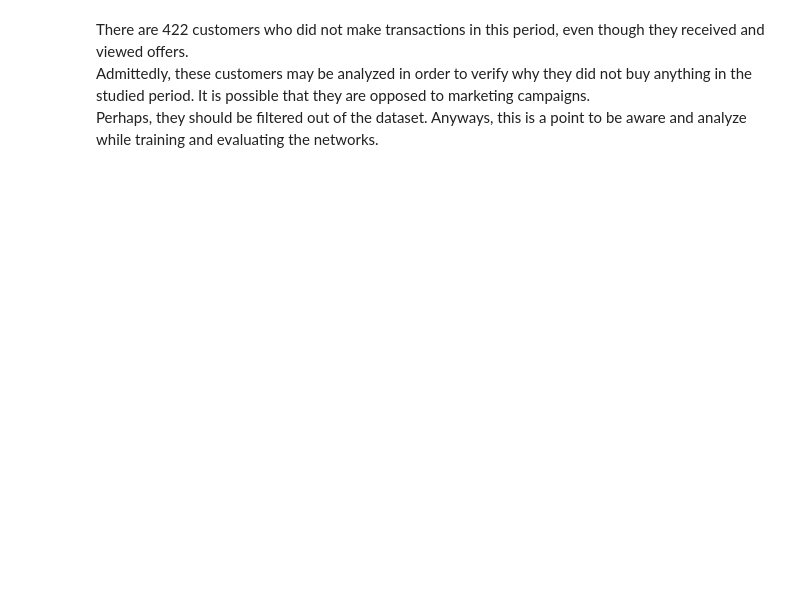
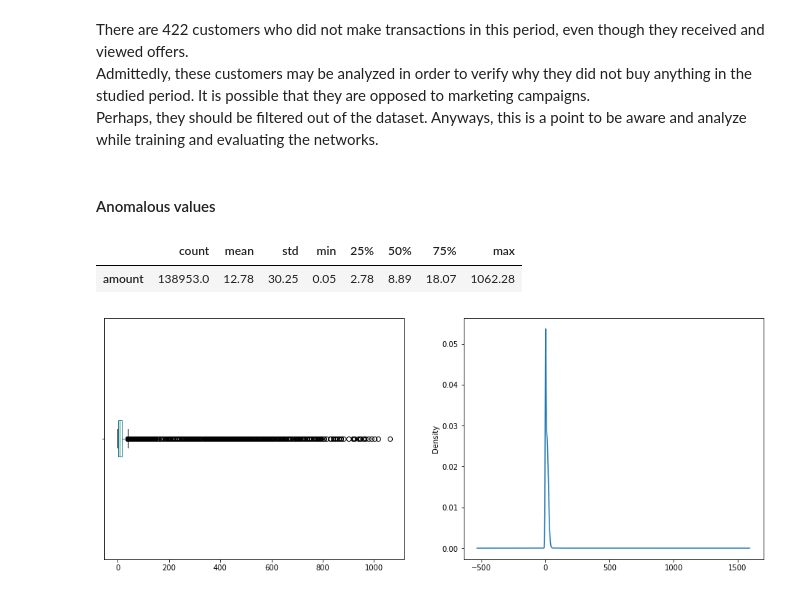
Before and after one commit to silviomori/udacity-machine-learning-capstone-starbucks, a Jupyter notebook: FeatureEngineering.ipynb, the cells around one changed output. Saved outputs shown, nothing was run; the diff lists cells and outputs as text; code cells hidden in the pictures; blank space fills up the shorter version.

Commit message:
feat: Analyze anomalous values in transactions

```diff
--- a/FeatureEngineering.ipynb
+++ b/FeatureEngineering.ipynb
@@ -892,3 +892,18 @@ Customers who did not make a transaction in this period: 422
 There are 422 customers who did not make transactions in this period, even though they received and viewed offers.
 Admittedly, these customers may be analyzed in order to verify why they did not buy anything in the studied period. It is possible that they are opposed to marketing campaigns.
 Perhaps, they should be filtered out of the dataset. Anyways, this is a point to be aware and analyze while training and evaluating the networks.
+# %% [markdown]
+#### Anomalous values
+# %%
+display(pd.DataFrame(transcript_df.amount.describe()).T)
+
+fig, axs = plt.subplots(figsize=(16,6), nrows=1, ncols=2)
+
+transcript_df.amount.plot.box(ax=axs[0], vert=False)
+axs[0].set_yticklabels('')
+transcript_df.amount.plot.density(ax=axs[1])
+plt.show()
+# %% [output]
+|  | count | mean | std | min | 25% | 50% | 75% | max |
+| amount | 138953.0 | 12.78 | 30.25 | 0.05 | 2.78 | 8.89 | 18.07 | 1062.28 |
+[figure, added]
```
Also changed, not shown: parts of 3 cells of this notebook.
